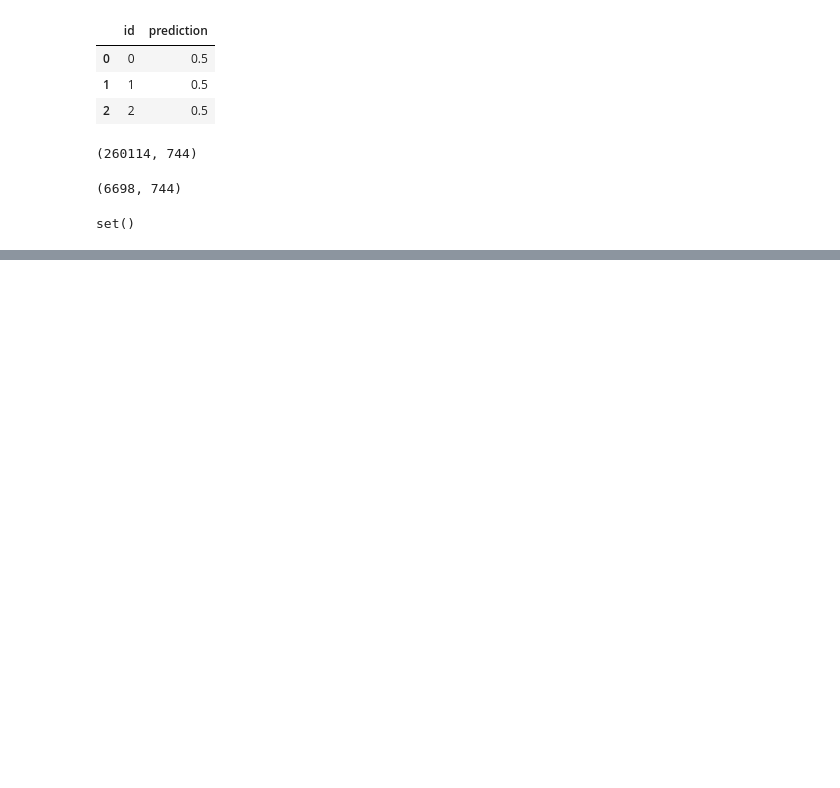
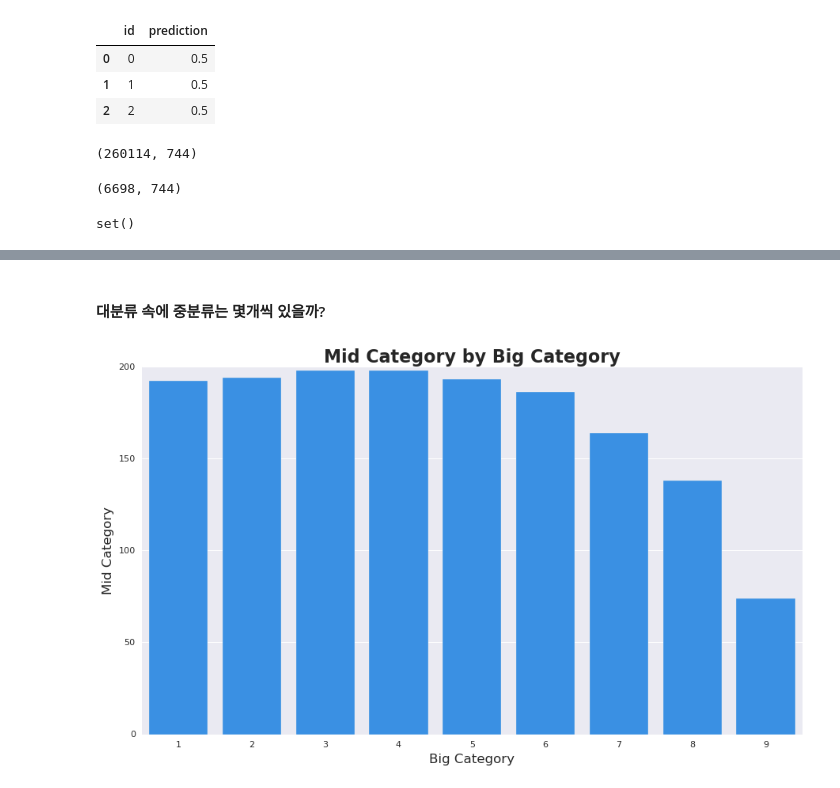
Before and after one commit to boostcampaitech4lv23recsys2/level2_dkt_recsys-level2-recsys-08, a Jupyter notebook: EDA/EDA_cwj.ipynb, the cells around one changed output, grey strips where cells are left out. Saved outputs shown, nothing was run; the diff lists cells and outputs as text; code cells hidden in the pictures; blank space fills up the shorter version.

```diff
--- a/EDA/EDA_cwj.ipynb
+++ b/EDA/EDA_cwj.ipynb
@@ -79,0 +236,2 @@ set()
+# %%
+train['mid_category'] = train.testId.map(lambda x: x[-3:])
@@ -79,0 +284,12 @@ set()
+# %% [markdown]
+#### 대분류 속에 중분류는 몇개씩 있을까?
+# %%
+df = train.groupby('big_category')['mid_category'].apply(set).apply(len).reset_index()
+fig, ax = plt.subplots(1, 1, figsize=(12, 7))
+q=sns.barplot(df,x='big_category',y='mid_category', color="dodgerblue")
+q=ax.set_xlabel("Big Category", fontsize=15)
+q=ax.set_ylabel("Mid Category", fontsize=15)
+q=ax.set_title("Mid Category by Big Category", fontsize=20, fontweight="semibold")
+q=plt.show()
+# %% [output]
+[figure, added]
```
Also changed, not shown: parts of 32 cells of this notebook, 1 other file.
